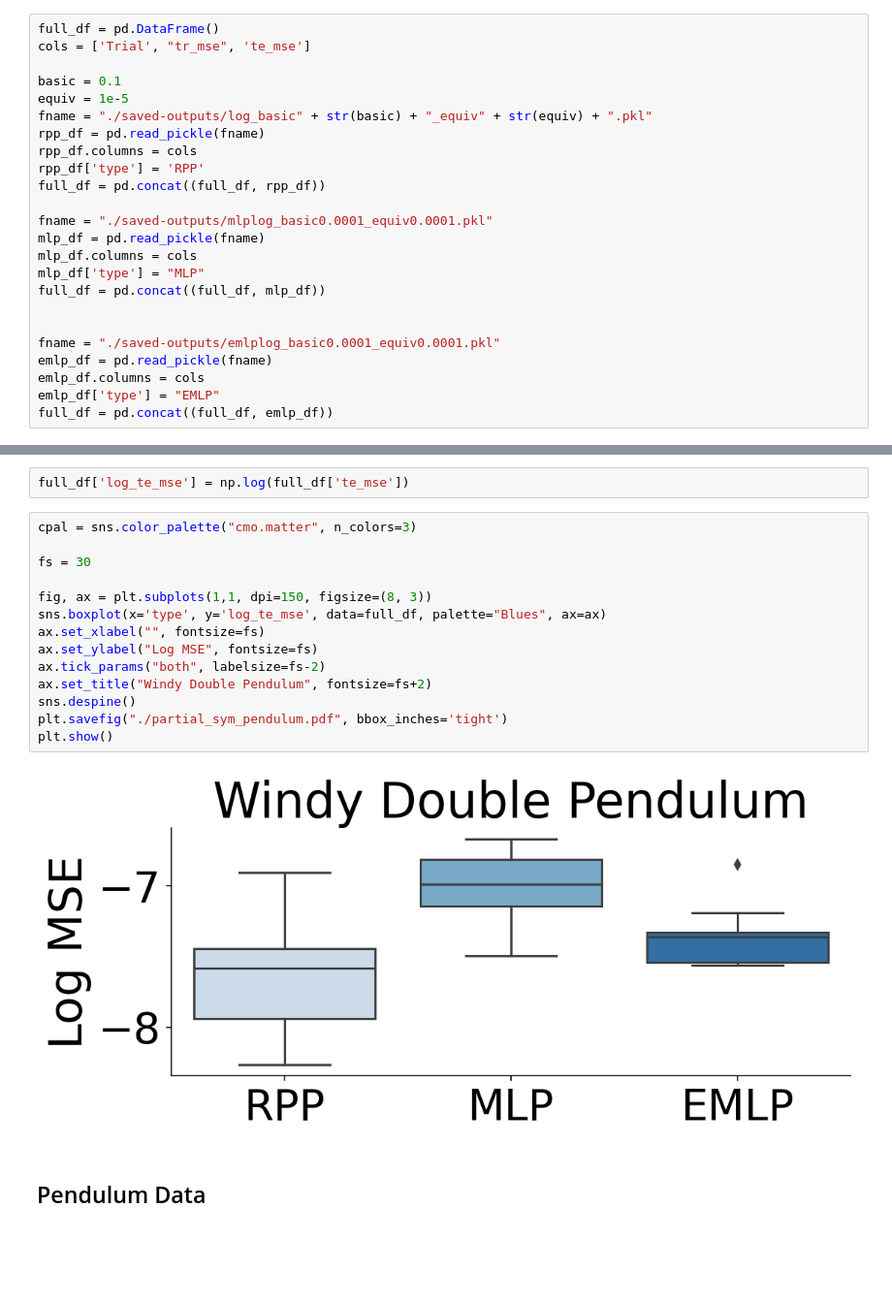
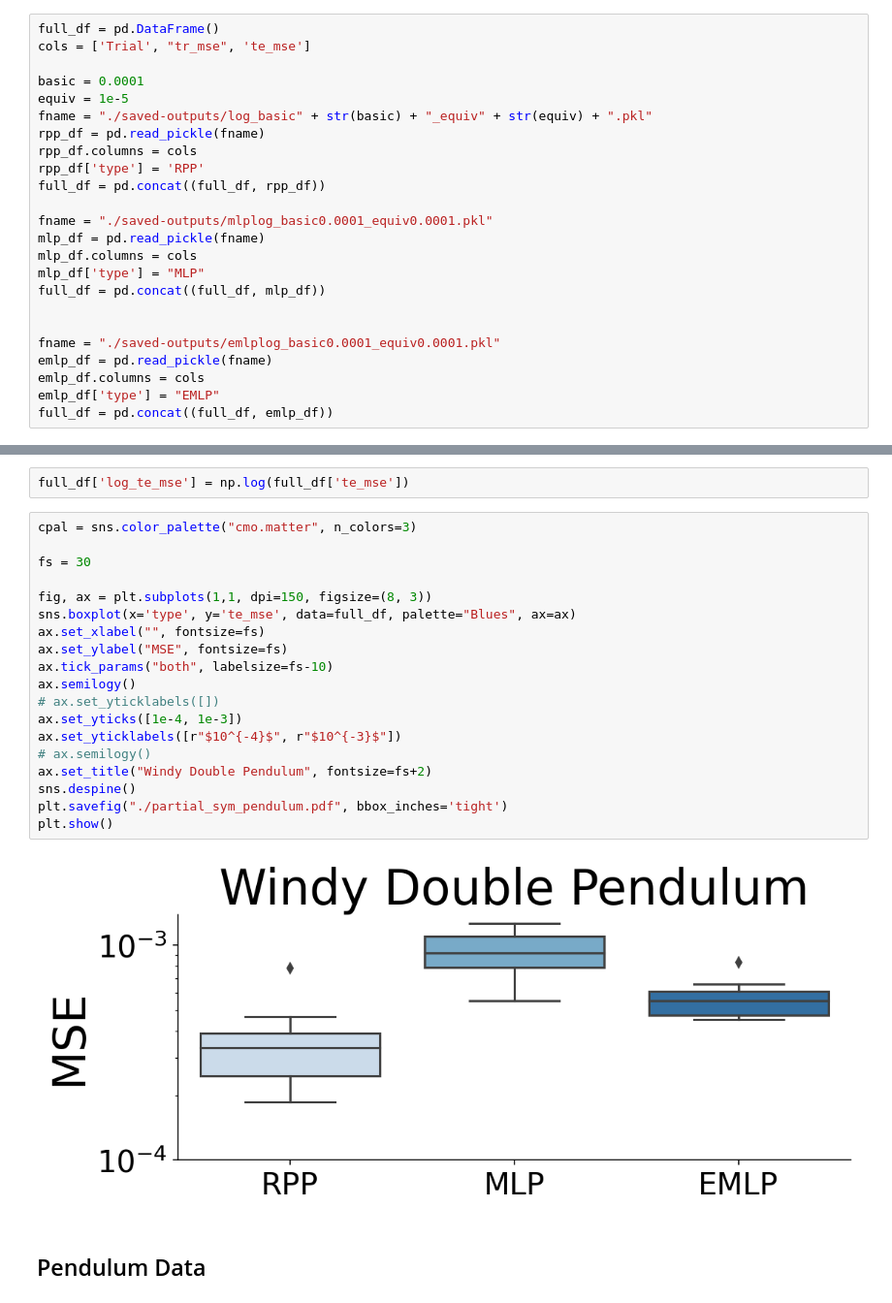
Before and after one commit to mfinzi/residual-pathway-priors, a Jupyter notebook: experiments/prior-var-ablation/plotter.ipynb, the cells around one changed output, grey strips where cells are left out. Shown: that part at 97% size. Cells and saved outputs as stored; diff of their text form; blank space fills up the shorter version.

```diff
--- a/experiments/prior-var-ablation/plotter.ipynb
+++ b/experiments/prior-var-ablation/plotter.ipynb
@@ -16,7 +16,7 @@ os.path.exists
 full_df = pd.DataFrame()
 cols = ['Trial', "tr_mse", 'te_mse']
 
-basic = 0.1
+basic = 0.0001
 equiv = 1e-5
 fname = "./saved-outputs/log_basic" + str(basic) + "_equiv" + str(equiv) + ".pkl"
 rpp_df = pd.read_pickle(fname)
@@ -41,19 +49,24 @@ full_df['log_te_mse'] = np.log(full_df['te_mse'])
 # %%
 cpal = sns.color_palette("cmo.matter", n_colors=3)
 
 fs = 30
 
 fig, ax = plt.subplots(1,1, dpi=150, figsize=(8, 3))
-sns.boxplot(x='type', y='log_te_mse', data=full_df, palette="Blues", ax=ax)
+sns.boxplot(x='type', y='te_mse', data=full_df, palette="Blues", ax=ax)
 ax.set_xlabel("", fontsize=fs)
-ax.set_ylabel("Log MSE", fontsize=fs)
-ax.tick_params("both", labelsize=fs-2)
+ax.set_ylabel("MSE", fontsize=fs)
+ax.tick_params("both", labelsize=fs-10)
+ax.semilogy()
+# ax.set_yticklabels([])
+ax.set_yticks([1e-4, 1e-3])
+ax.set_yticklabels([r"$10^{-4}$", r"$10^{-3}$"])
+# ax.semilogy()
 ax.set_title("Windy Double Pendulum", fontsize=fs+2)
 sns.despine()
 plt.savefig("./partial_sym_pendulum.pdf", bbox_inches='tight')
 plt.show()
 # %% [output]
-[figure, old version]
+[figure, new version]
 # %% [markdown]
 ## Pendulum Data
 # %%
```
Also changed, not shown: parts of 3 cells of this notebook, 16 other files.
